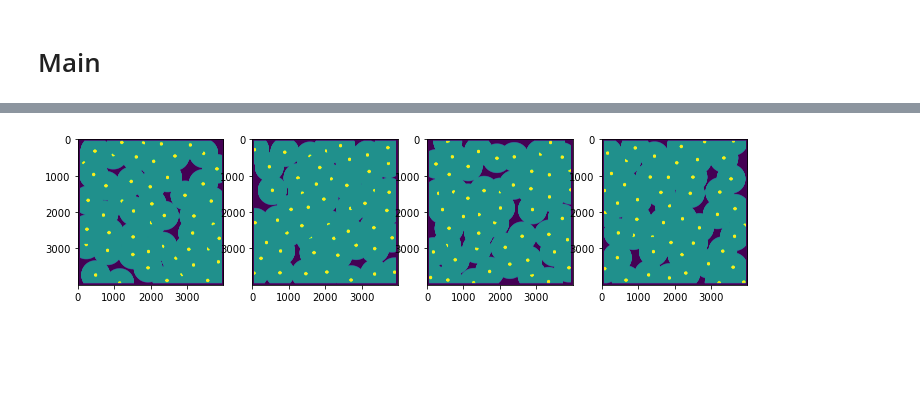
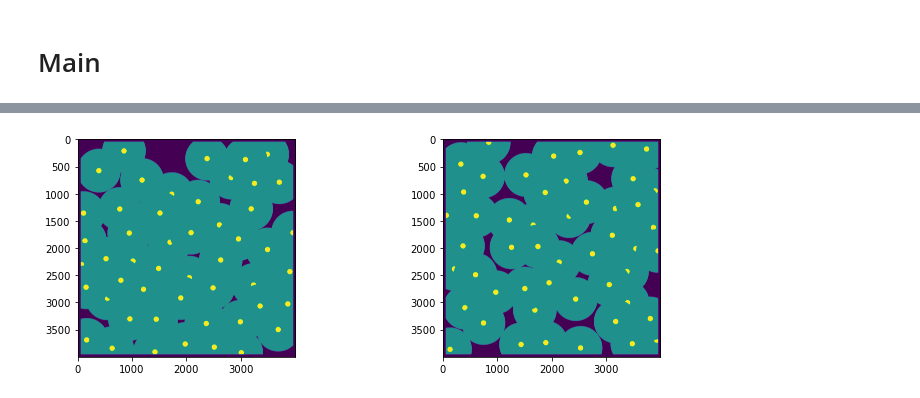
Before and after one commit to nimishsantosh107/Windfarm-LayoutOptimisation, a Jupyter notebook: notebooks/analyze.ipynb, the cells around one changed output, grey strips where cells are left out. Drawn from its saved outputs; the diff is of its cells as text; code cells hidden in the pictures; blank space fills up the shorter version.

```diff
--- a/notebooks/analyze.ipynb
+++ b/notebooks/analyze.ipynb
@@ -108,7 +108,8 @@ class DNA:
         count_placed = 0
         while(count_placed < 50):
             free_coordinates = np.where(state == 0)
-            if(len(free_coordinates[0]) == 0): return -1
+            if(len(free_coordinates[0]) == 0):
+                return -1
 
             free_coordinates = np.stack([*free_coordinates]).transpose()
             chosen_coordinate = rndm.choice(free_coordinates)
@@ -122,6 +123,8 @@ class DNA:
             count_placed += 1
 
         coordinates = coordinates + 50
+        coordinates = coordinates[np.lexsort((coordinates[:,1],coordinates[:,0]))]
+
         return (coordinates.flatten(),  np.pad(state, 50))
 
     # CALC & STORE FITNESS
@@ -179,5 +182,5 @@ class Population:
 %%time
 # 1
 # MULTITHREAD
-x = Population(4, 0.1)
+x = Population(2, 0.1)
 # %% [output]
@@ -186,9 +189,9 @@ Wall time: 19.2 s
 # %%
 # 1
-_, ax = plt.subplots(ncols=4, figsize=(12,4))
-for i in range(4):
+_, ax = plt.subplots(ncols=2, figsize=(12,4))
+for i in range(2):
     ax[i].imshow(x.population[i].state)
 # %% [output]
-[figure, old version]
+[figure, new version]
 # %%
 display(x.population[0].genes)
```
Also changed, not shown: parts of 5 cells of this notebook.
